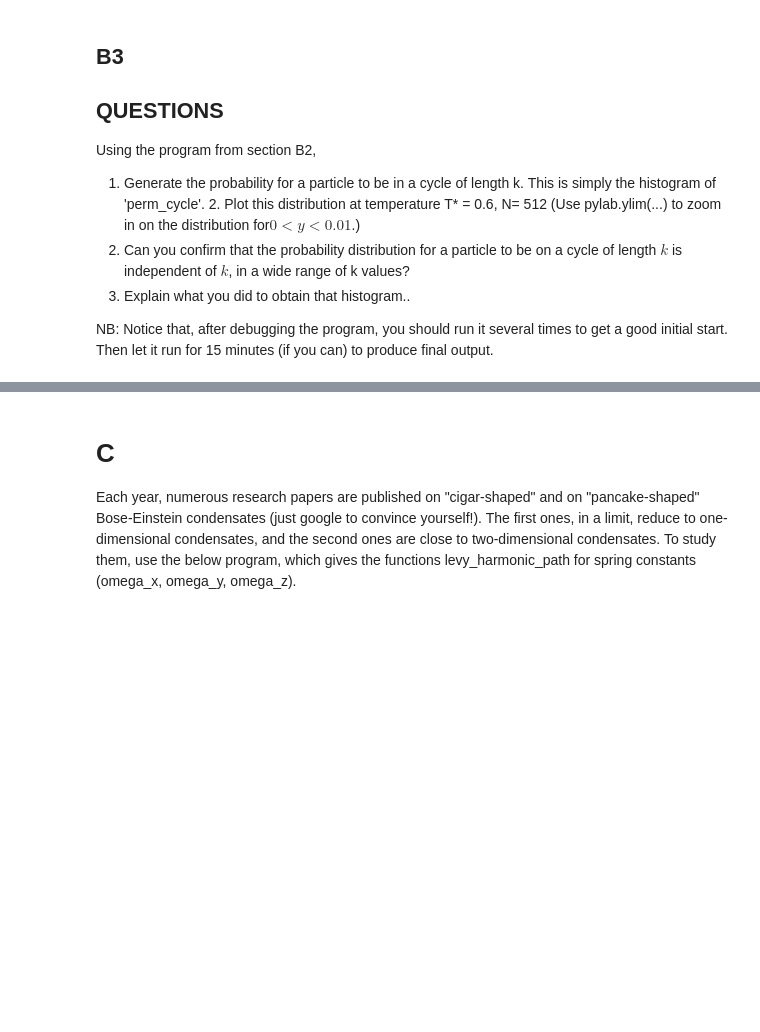
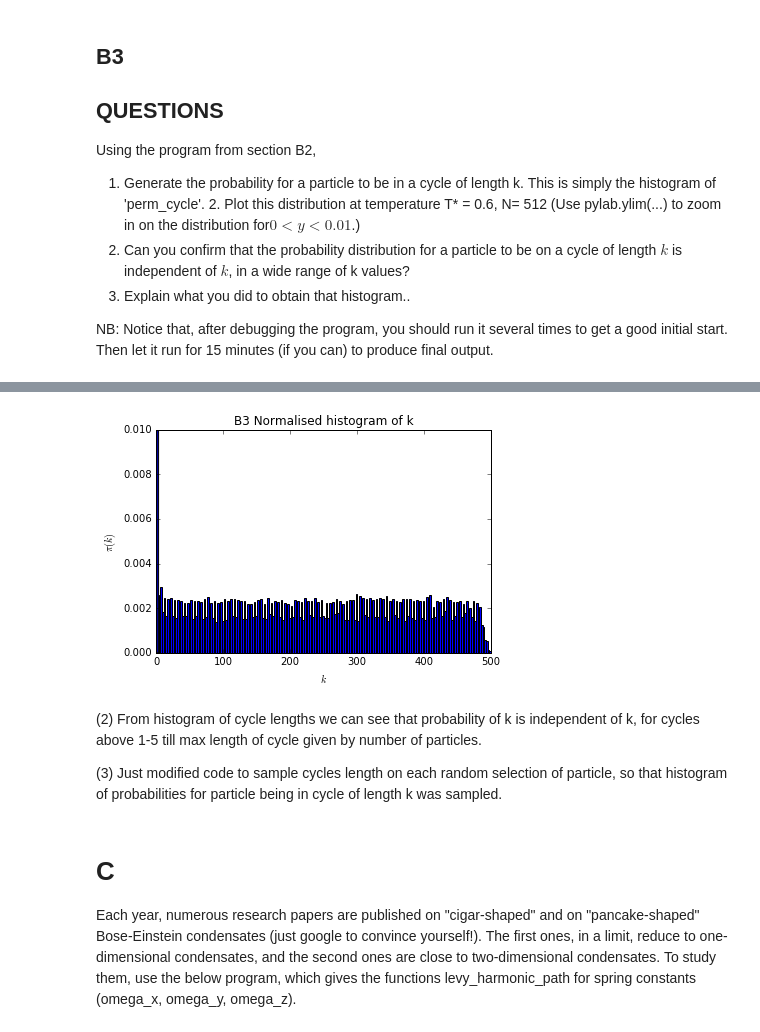
Before and after one commit to MirekJ/mirekJ_7110_v2, a Jupyter notebook: Homework/HW7.ipynb, the cells around one changed output, grey strips where cells are left out. Cells and saved outputs as stored; diff of their text form; code cells hidden in the pictures; blank space fills up the shorter version.

```diff
--- a/Homework/HW7.ipynb
+++ b/Homework/HW7.ipynb
@@ -122,0 +135,34 @@ else:
+# %%
+def readPosition(filePath, N, beta):
+    positions = {}
+    if os.path.isfile(filePath):
+        f = open(filePath, 'r')
+        for line in f:
+            a = line.split()
+            positions[tuple([float(a[0]), float(a[1]), float(a[2])])] = tuple([float(a[3]), float(a[4]), float(a[5])])
+        f.close()
+        if len(positions) != N:
+            exit('error input file')
+        print 'starting from file', filePath
+    else:
+        for k in range(N):
+            a = levy_harmonic_path(1, beta)
+            positions[a[0]] = a[0]
+        print 'starting from scratch (' + filePath + ' not found)'
+    return positions
+
+def writePositions(filePath, positions):
+    f = open(filePath, 'w')
+    for key in positions.keys():
+        for i in key:
+            f.write("%.20f\t"%(i))
+#            print "%.20f"%(i),
+        for i in positions[key]:
+            f.write("%.20f\t"%(i))
+#            print "%.20f"%(i),
+        f.write("\n")
+#        print
+    f.close()
+
+#positions = readPosition("aa", 5)
+#writePositions("aaa", positions)
@@ -171,3 +369,18 @@ NB: Notice that, after debugging the program, you should run it several times to
+# %%
+pylab.title('B3 Normalised histogram of k')
+pylab.hist(data_k, bins=200, normed=True, label='')
+#Function = pylab.plot(x, f, label='$\psi^2(x)$')
+pylab.ylim(0,0.01)
+pylab.legend()
+pylab.xlabel('$k$')
+pylab.ylabel('$\\pi(k)$')
+pylab.show()
+# %% [output]
+[figure, added]
+# %% [markdown]
+(2) From histogram of cycle lengths we can see that probability of k is independent of k, for cycles above 1-5 till max length of cycle given by number of particles.
+
+(3) Just modified code to sample cycles length on each random selection of particle, so that histogram of probabilities for particle being in cycle of length k was sampled.
 # %% [markdown]
 # C
 
```
Also changed, not shown: parts of 18 cells of this notebook.
